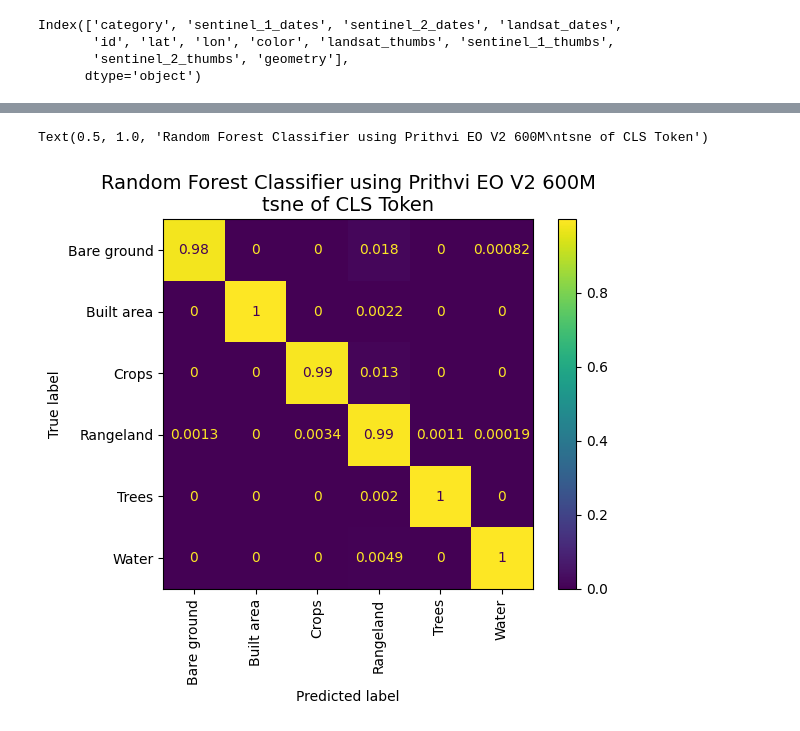
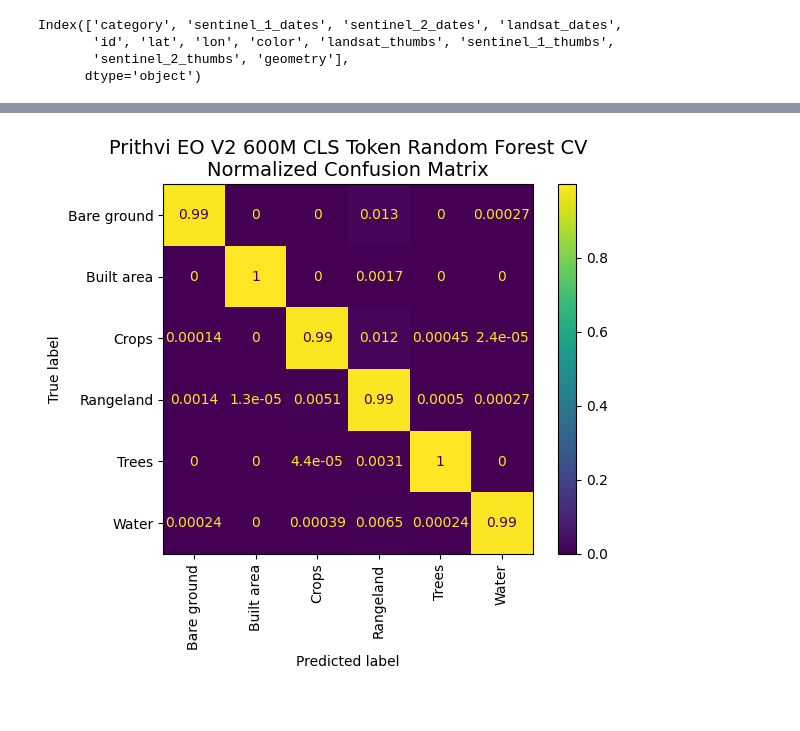
Before and after one commit to ClarkCGA/gelos, a Jupyter notebook: notebooks/04_dwg_randomforest.ipynb, the cells around one changed output, grey strips where cells are left out. Cells and saved outputs as stored; diff of their text form; code cells hidden in the pictures.

```diff
--- a/notebooks/04_dwg_randomforest.ipynb
+++ b/notebooks/04_dwg_randomforest.ipynb
@@ -75,11 +83,11 @@ strategy_lower = extraction_strategy.replace(" ", "").lower()
 # %%
-embedding_csv_paths = output_dir.glob(f"*{model_lower}_{strategy_lower}*")
+embedding_csv_paths = output_dir.glob(f"*{model_title_lower}_{extraction_strategy_lower}*")
 for embedding_csv_path in embedding_csv_paths:
     embed_df = gpd.read_file(embedding_csv_path).drop("id", axis=1)
     chip_gdf = chip_gdf.merge(embed_df, left_index=True, right_index=True, how="left")
 # %%
 X = chip_gdf[[
-    f"{model_lower}_{strategy_lower}_tsne_x",
-    f"{model_lower}_{strategy_lower}_tsne_y"
+    f"{model_title_lower}_{extraction_strategy_lower}_tsne_x",
+    f"{model_title_lower}_{extraction_strategy_lower}_tsne_y"
     ]]
 y = chip_gdf["category"]
@@ -101,6 +93,0 @@ Accuracy: 0.9918
-# %%
-disp.plot(xticks_rotation="vertical")
-disp.ax_.set_title(f"Random Forest Classifier using {model_title}\n{reducer} of {extraction_strategy}", fontsize=14)
-# %% [output]
-Text(0.5, 1.0, 'Random Forest Classifier using Prithvi EO V2 600M\ntsne of CLS Token')
-[figure, removed]
@@ -108,0 +144,22 @@ Text(0.5, 1.0, 'Random Forest Classifier using Prithvi EO V2 600M\ntsne of CLS T
+# %%
+cv_label_order = sorted(y.unique())
+cv_conf_matrix = confusion_matrix(
+    cv_true_labels,
+    cv_pred_labels,
+    labels=cv_label_order,
+    normalize="true"
+)
+cv_disp = ConfusionMatrixDisplay(confusion_matrix=cv_conf_matrix, display_labels=cv_label_order)
+cv_disp.plot(xticks_rotation="vertical")
+cv_disp.ax_.set_title(
+    f"{model_title} {extraction_strategy} Random Forest CV\nNormalized Confusion Matrix",
+    fontsize=14
+)
+plt.savefig(
+    figures_dir / f"{model_title_lower}_{extraction_strategy_lower}_{emebdding_layer_lower}_randomforestconfusionmatrix.png",
+    bbox_inches="tight",
+    pad_inches=0.2,
+    dpi=300
+)
+# %% [output]
+[figure, added]
```
Also changed, not shown: parts of 16 cells of this notebook, 10 other files.
